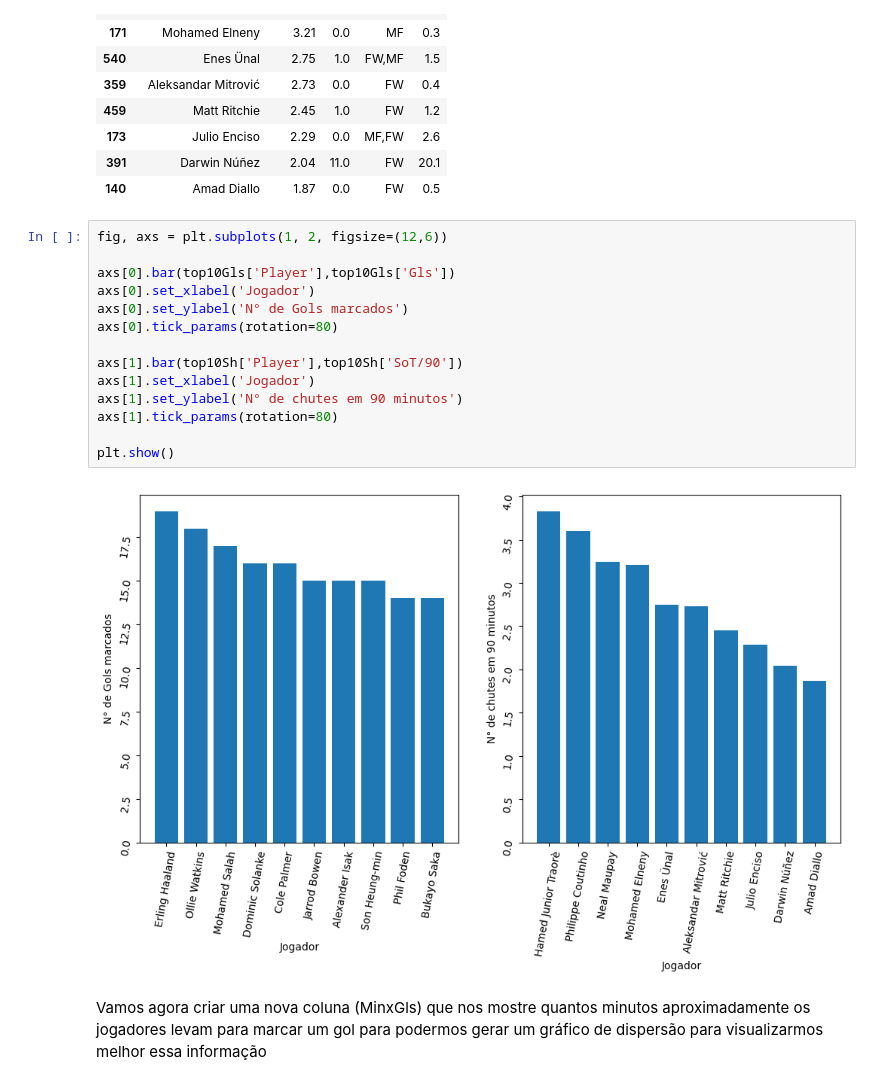
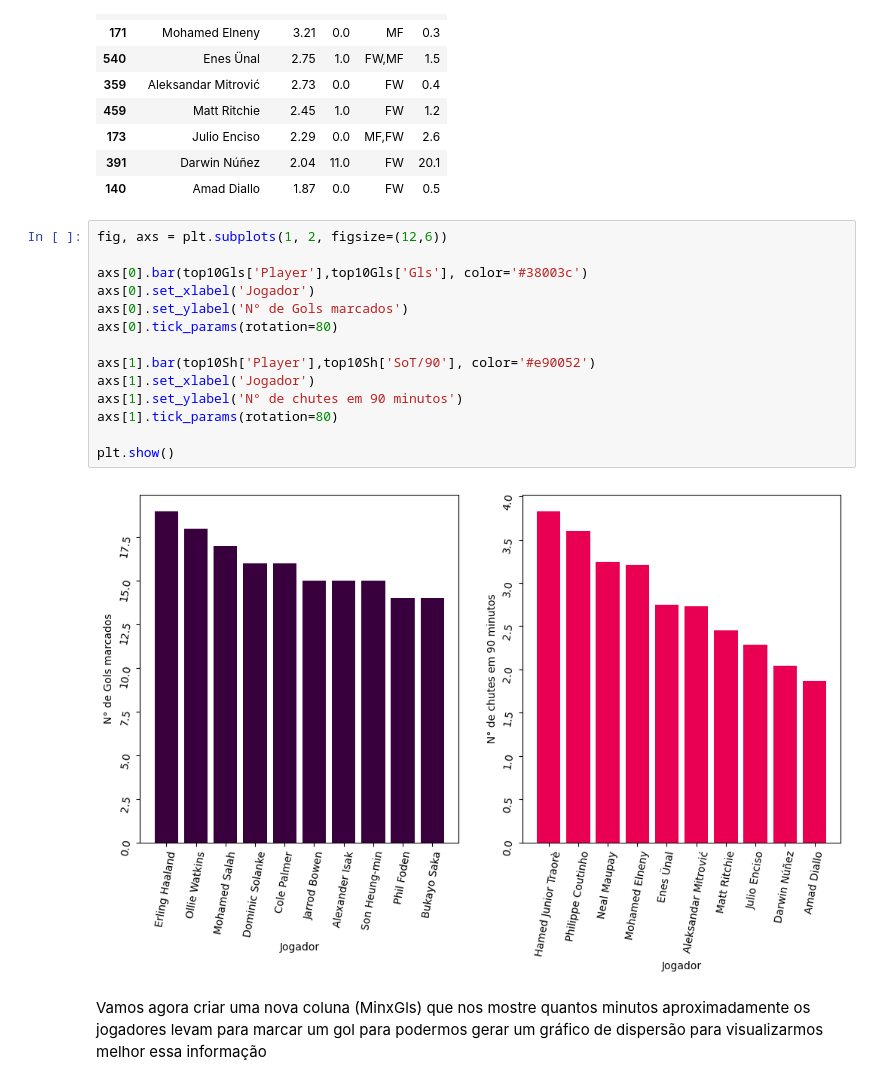
Before and after one commit to raveljalmeida/data-science, a Jupyter notebook: Documents/Projetos/Análise de Dados/github/Análise Premiere League/Trabalho.ipynb, the cells around one changed output. Cells and saved outputs as stored; diff of their text form.

```diff
--- a/Documents/Projetos/Análise de Dados/github/Análise Premiere League/Trabalho.ipynb
+++ b/Documents/Projetos/Análise de Dados/github/Análise Premiere League/Trabalho.ipynb
@@ -94,19 +96,19 @@ top10Sh
 # %%
 fig, axs = plt.subplots(1, 2, figsize=(12,6))
 
-axs[0].bar(top10Gls['Player'],top10Gls['Gls'])
+axs[0].bar(top10Gls['Player'],top10Gls['Gls'], color='#38003c')
 axs[0].set_xlabel('Jogador')
 axs[0].set_ylabel('N° de Gols marcados')
 axs[0].tick_params(rotation=80)
 
-axs[1].bar(top10Sh['Player'],top10Sh['SoT/90'])
+axs[1].bar(top10Sh['Player'],top10Sh['SoT/90'], color='#e90052')
 axs[1].set_xlabel('Jogador')
 axs[1].set_ylabel('N° de chutes em 90 minutos')
 axs[1].tick_params(rotation=80)
 
 plt.show()
 # %% [output]
-[figure, old version]
+[figure, new version]
 # %% [markdown]
 Vamos agora criar uma nova coluna (MinxGls) que nos mostre quantos minutos aproximadamente os jogadores levam para marcar um gol para podermos gerar um gráfico de dispersão para visualizarmos melhor essa informação
 # %%
```
Also changed, not shown: parts of 8 cells of this notebook.
